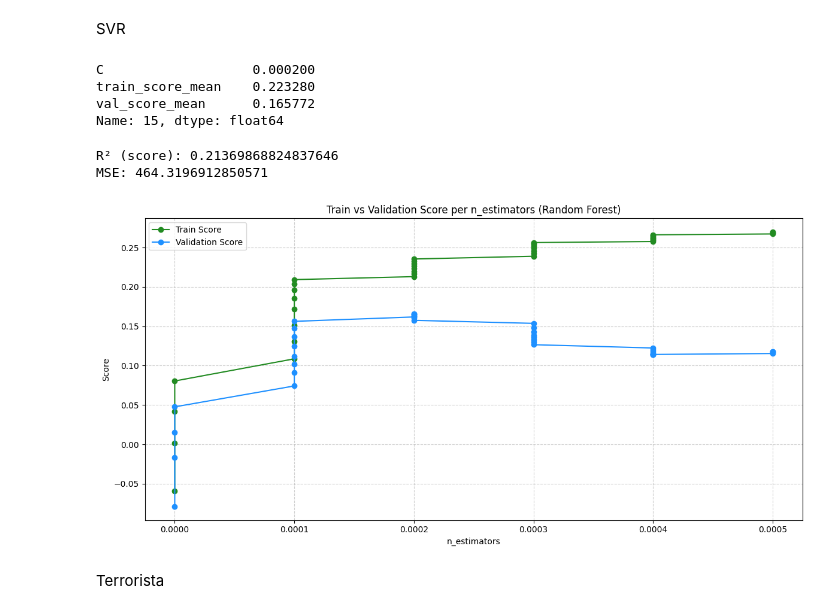
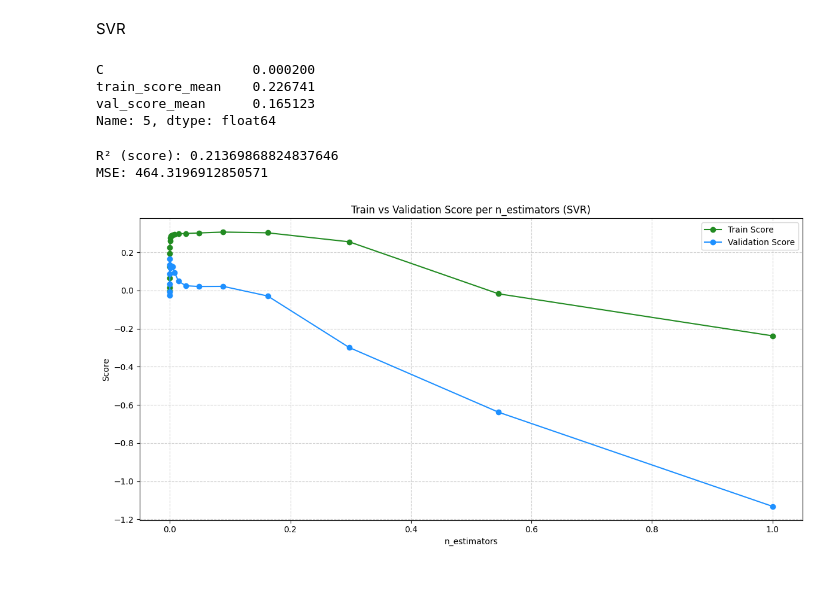
Before and after one commit to Xorii/TFG-Jordi-Capdevila-Transformers, a Jupyter notebook: 04.4_Model_sense_vectoritzacio.ipynb, the cells around one changed output. Cells and saved outputs as stored; diff of their text form; code cells hidden in the pictures; blank space fills up the shorter version.

```diff
--- a/04.4_Model_sense_vectoritzacio.ipynb
+++ b/04.4_Model_sense_vectoritzacio.ipynb
@@ -435,12 +355,12 @@ import pandas as pd
 
 results = []
 c = 0
-for i in np.linspace(0.0000001, 0.0005, num=40):  # pots ajustar el num si vols més resolució
+for i in np.logspace(-5, 0, num=20):
     train_scores = []
     val_scores = []
 
     for r in range(1, 41):  # pots fer més o menys iteracions
-        print(f"{round((c+(r-1)/40)/40*100, 2)}%", end='\r', flush=True)
+        print(f"{round((c+(r-1)/40)/20*100, 2)}%", end='\r', flush=True)
         train_X, test_X, train_y, test_y = train_test_split(x, y, test_size=0.2, random_state=r)
 
         svr_model = SVR(C=i, kernel='linear', epsilon=0.1, max_iter=1000)
@@ -457,9 +377,9 @@ print(df_results_svr.loc[df_results_svr['val_score_mean'].idxmax()])
 df_results_svr.to_pickle("data/svr_NV.pkl")
 # %% [output]
 C                   0.000200
-train_score_mean    0.223280
-val_score_mean      0.165772
-Name: 15, dtype: float64
+train_score_mean    0.226741
+val_score_mean      0.165123
+Name: 5, dtype: float64
 # %%
 df_results_svr = pd.read_pickle("data/svr_NV.pkl")
 best_C = df_results_svr.loc[df_results_svr['val_score_mean'].idxmax(), 'C']
@@ -472,30 +392,28 @@ print("MSE:", mse)
 # %% [output]
 R² (score): 0.21369868824837646
 MSE: 464.3196912850571
-# %%
-import matplotlib.pyplot as plt
-import numpy as np
-
-n_estimators = df_results_svr['C']
-train_scores_rf = df_results_svr['train_score_mean']
-val_scores_rf = df_results_svr['val_score_mean']
-
-# Crear el gràfic de línies
-plt.figure(figsize=(12, 6))
-plt.plot(n_estimators, train_scores_rf, marker='o', color='forestgreen', label='Train Score')
-plt.plot(n_estimators, val_scores_rf, marker='o', color='dodgerblue', label='Validation Score')
-
-# Etiquetes i títol
-plt.xlabel('n_estimators')
-plt.ylabel('Score')
-plt.title('Train vs Validation Score per n_estimators (Random Forest)')
-plt.legend()
-plt.grid(True, linestyle='--', alpha=0.6)
-plt.tight_layout()
-#plt.ylim(-0.3, 0.5)
-
-plt.show()
-# %% [output]
-[figure, removed]
-# %% [markdown]
-Terrorista
+# %%
+import matplotlib.pyplot as plt
+import numpy as np
+
+n_estimators = df_results_svr['C']
+train_scores_rf = df_results_svr['train_score_mean']
+val_scores_rf = df_results_svr['val_score_mean']
+
+# Crear el gràfic de línies
+plt.figure(figsize=(12, 6))
+plt.plot(n_estimators, train_scores_rf, marker='o', color='forestgreen', label='Train Score')
+plt.plot(n_estimators, val_scores_rf, marker='o', color='dodgerblue', label='Validation Score')
+
+# Etiquetes i títol
+plt.xlabel('n_estimators')
+plt.ylabel('Score')
+plt.title('Train vs Validation Score per n_estimators (SVR)')
+plt.legend()
+plt.grid(True, linestyle='--', alpha=0.6)
+plt.tight_layout()
+#plt.ylim(-0.3, 0.5)
+
+plt.show()
+# %% [output]
+[figure, added]
```
Also changed, not shown: parts of 15 cells of this notebook, 8 other files.
